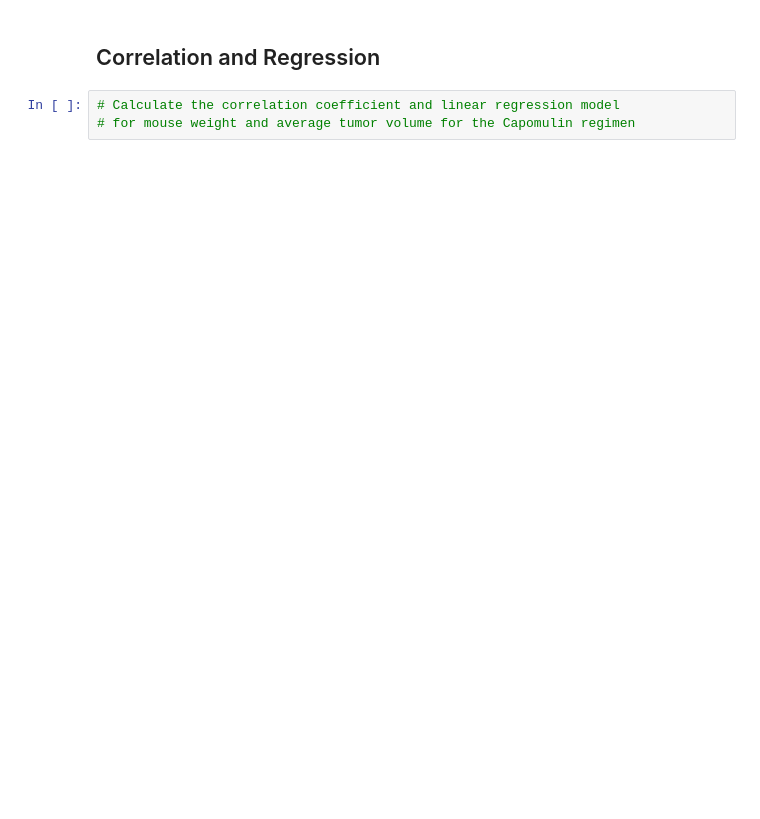
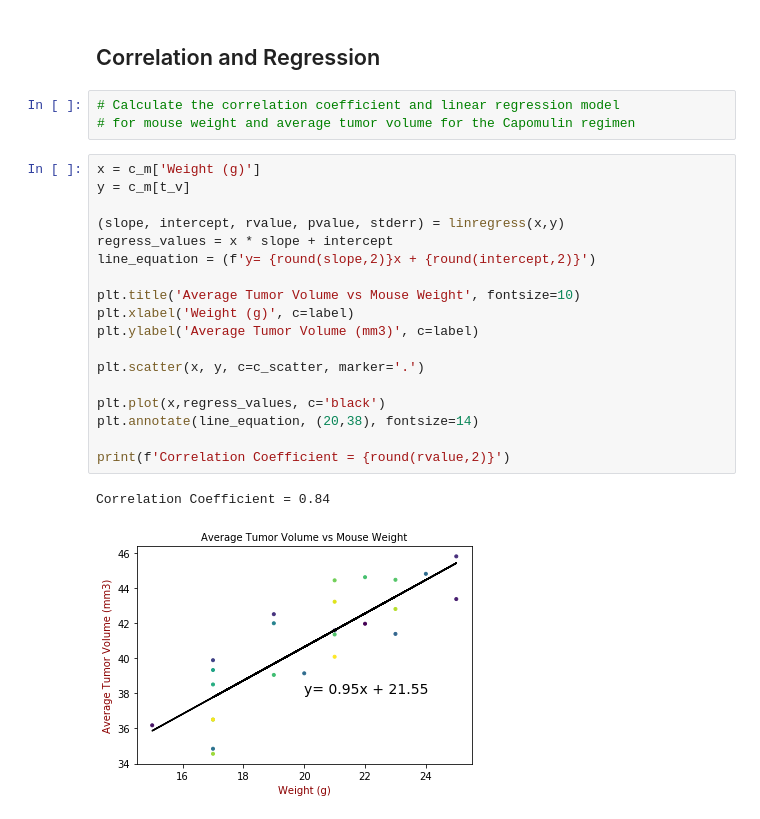
Before and after one commit to manny-p/matplotlib-challenge, a Jupyter notebook: Pymaceuticals/pymaceuticals_starter.ipynb, the cells around one changed output. Cells and saved outputs as stored; diff of their text form; blank space fills up the shorter version.

```diff
--- a/Pymaceuticals/pymaceuticals_starter.ipynb
+++ b/Pymaceuticals/pymaceuticals_starter.ipynb
@@ -457,3 +499,24 @@ plt.xticks(rotation=45)
 # %%
 # Calculate the correlation coefficient and linear regression model
 # for mouse weight and average tumor volume for the Capomulin regimen
+# %%
+x = c_m['Weight (g)']
+y = c_m[t_v]
+
+(slope, intercept, rvalue, pvalue, stderr) = linregress(x,y)
+regress_values = x * slope + intercept
+line_equation = (f'y= {round(slope,2)}x + {round(intercept,2)}')
+
+plt.title('Average Tumor Volume vs Mouse Weight', fontsize=10)
+plt.xlabel('Weight (g)', c=label)
+plt.ylabel('Average Tumor Volume (mm3)', c=label)
+
+plt.scatter(x, y, c=c_scatter, marker='.')
+
+plt.plot(x,regress_values, c='black')
+plt.annotate(line_equation, (20,38), fontsize=14)
+
+print(f'Correlation Coefficient = {round(rvalue,2)}')
+# %% [output]
+Correlation Coefficient = 0.84
+[figure, added]
```
Also changed, not shown: parts of 5 cells of this notebook.
